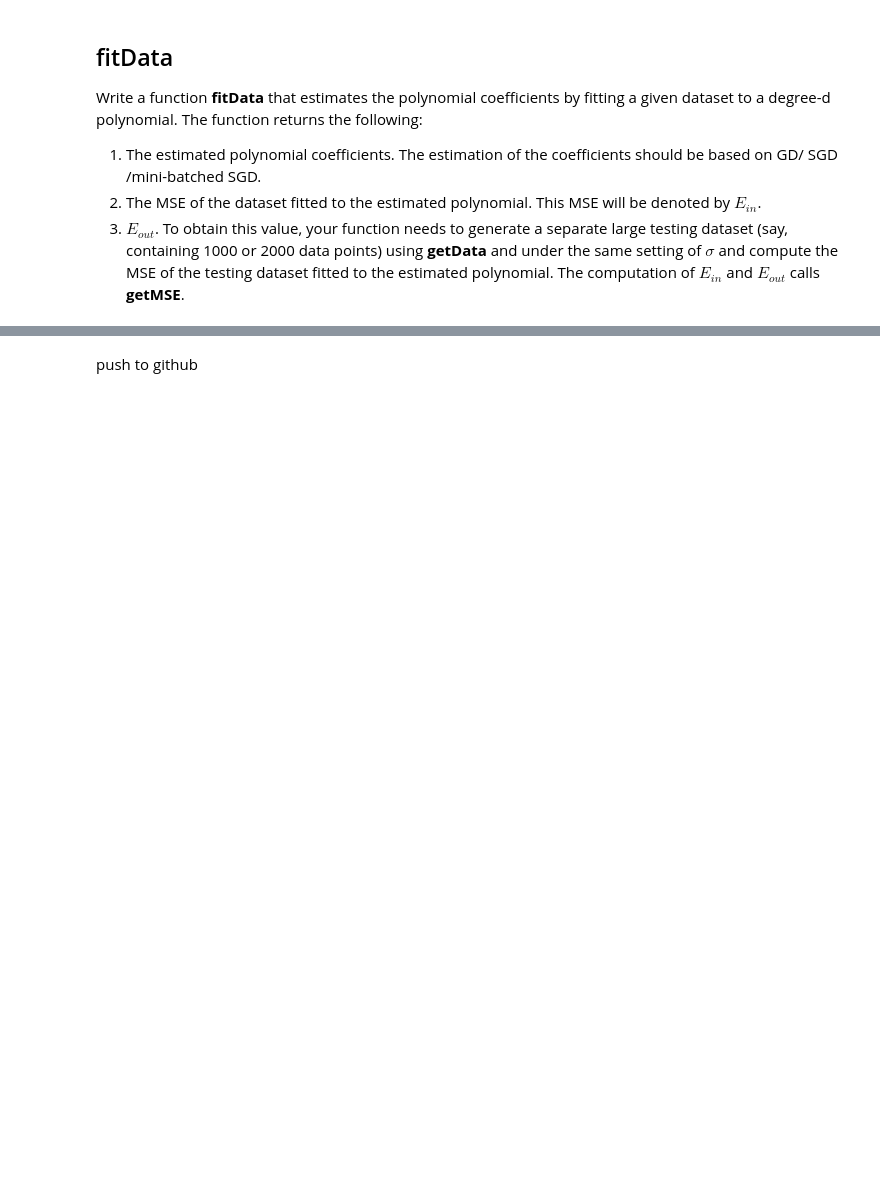
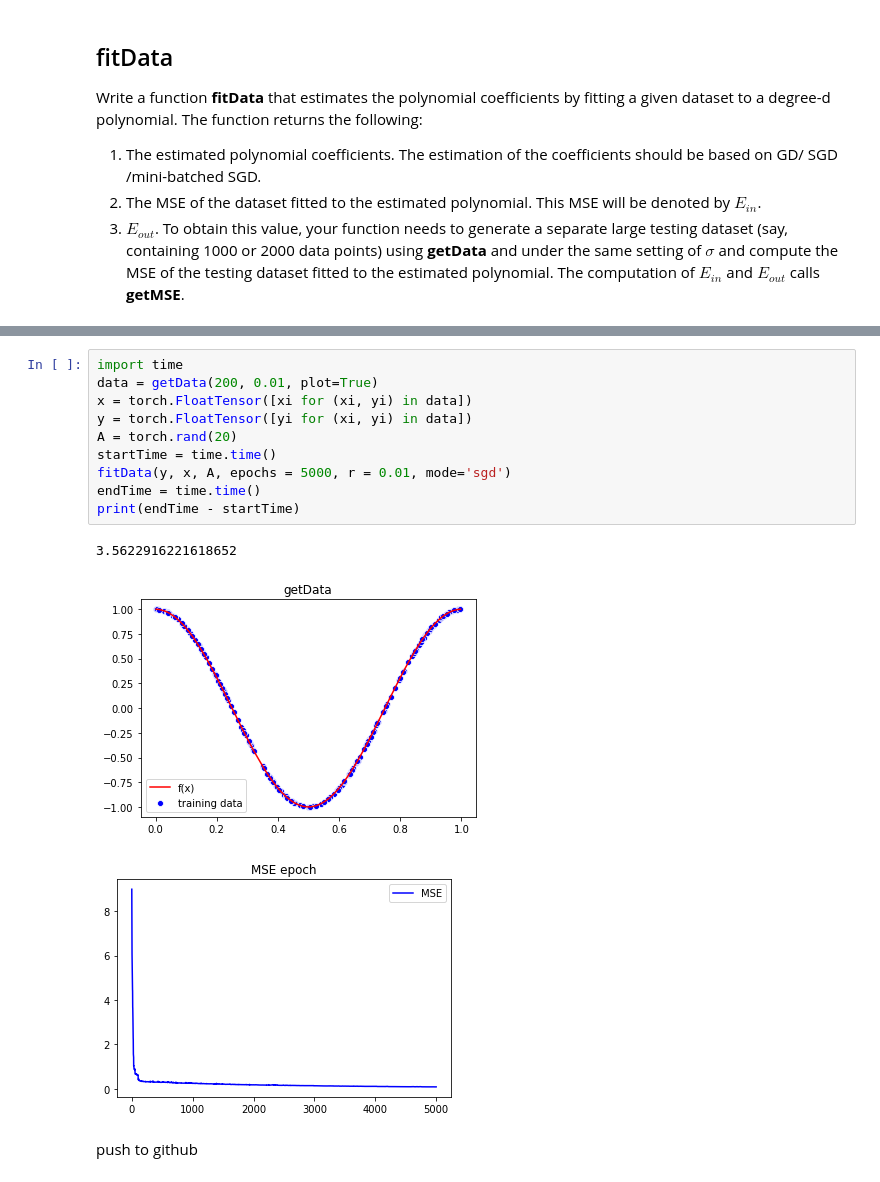
Before and after one commit to liushuyu6666/AI_relative, a Jupyter notebook: algorithm_explore/Gaussian_Regression.ipynb, the cells around one changed output, grey strips where cells are left out. Drawn from its saved outputs; the diff is of its cells as text; blank space fills up the shorter version.

```diff
--- a/algorithm_explore/Gaussian_Regression.ipynb
+++ b/algorithm_explore/Gaussian_Regression.ipynb
@@ -136,2 +149,16 @@ tensor([0.4324, 0.1184, 0.9054], requires_grad=True)
+# %%
+import time
+data = getData(200, 0.01, plot=True)
+x = torch.FloatTensor([xi for (xi, yi) in data])
+y = torch.FloatTensor([yi for (xi, yi) in data])
+A = torch.rand(20)
+startTime = time.time()
+fitData(y, x, A, epochs = 5000, r = 0.01, mode='sgd')
+endTime = time.time()
+print(endTime - startTime)
+# %% [output]
+3.5622916221618652
+[figure, added]
+[figure, added]
 # %% [markdown]
 push to github
```
Also changed, not shown: parts of 5 cells of this notebook.
